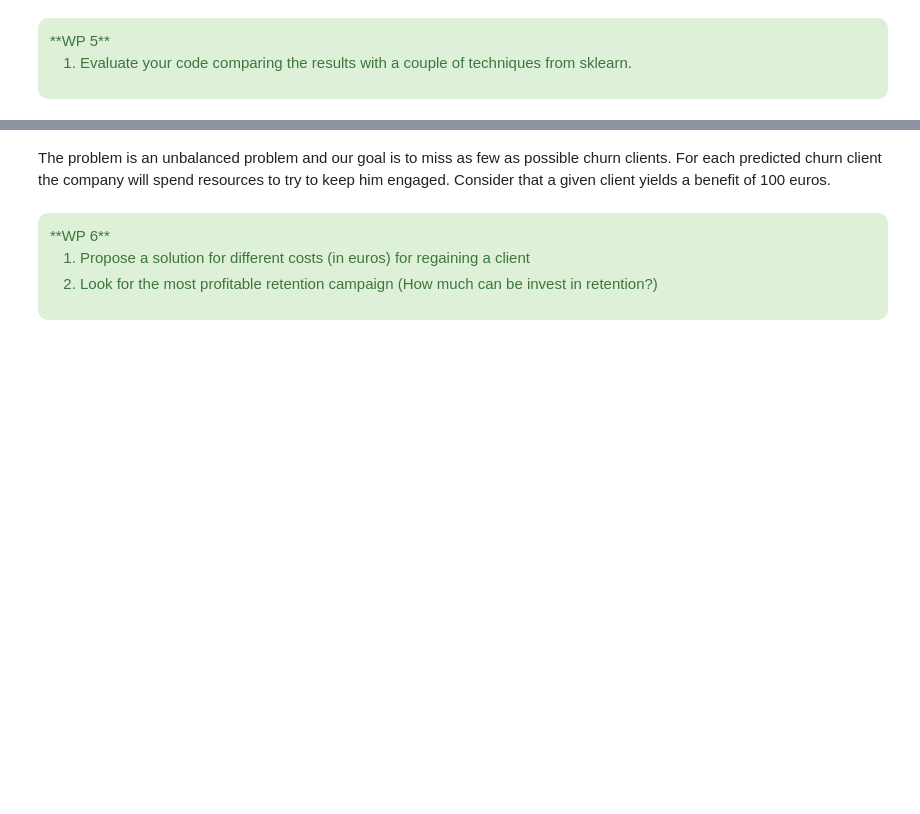
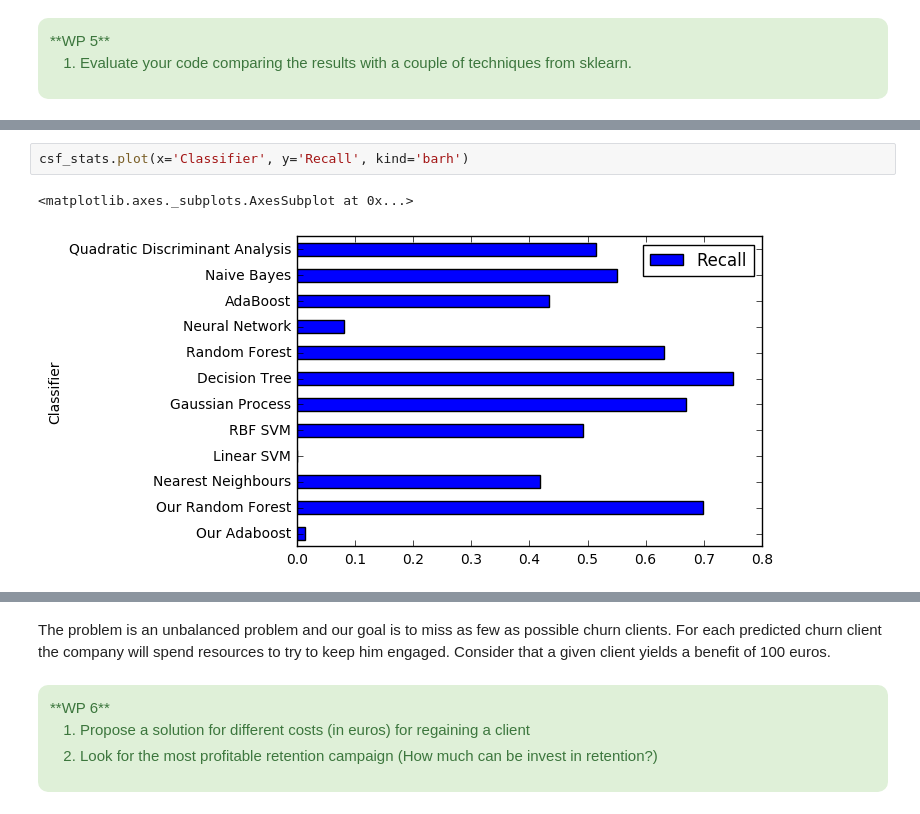
Before and after one commit to emasa/IML, a Jupyter notebook: supervised_exercise_4_merged.ipynb, the cells around one changed output, grey strips where cells are left out. Saved outputs shown, nothing was run; the diff lists cells and outputs as text; blank space fills up the shorter version.

```diff
--- a/supervised_exercise_4_merged.ipynb
+++ b/supervised_exercise_4_merged.ipynb
@@ -654,0 +696,5 @@ TODO
+# %%
+csf_stats.plot(x='Classifier', y='Recall', kind='barh')
+# %% [output]
+<matplotlib.axes._subplots.AxesSubplot at 0x...>
+[figure, added]
```
Also changed, not shown: parts of 11 cells of this notebook.
